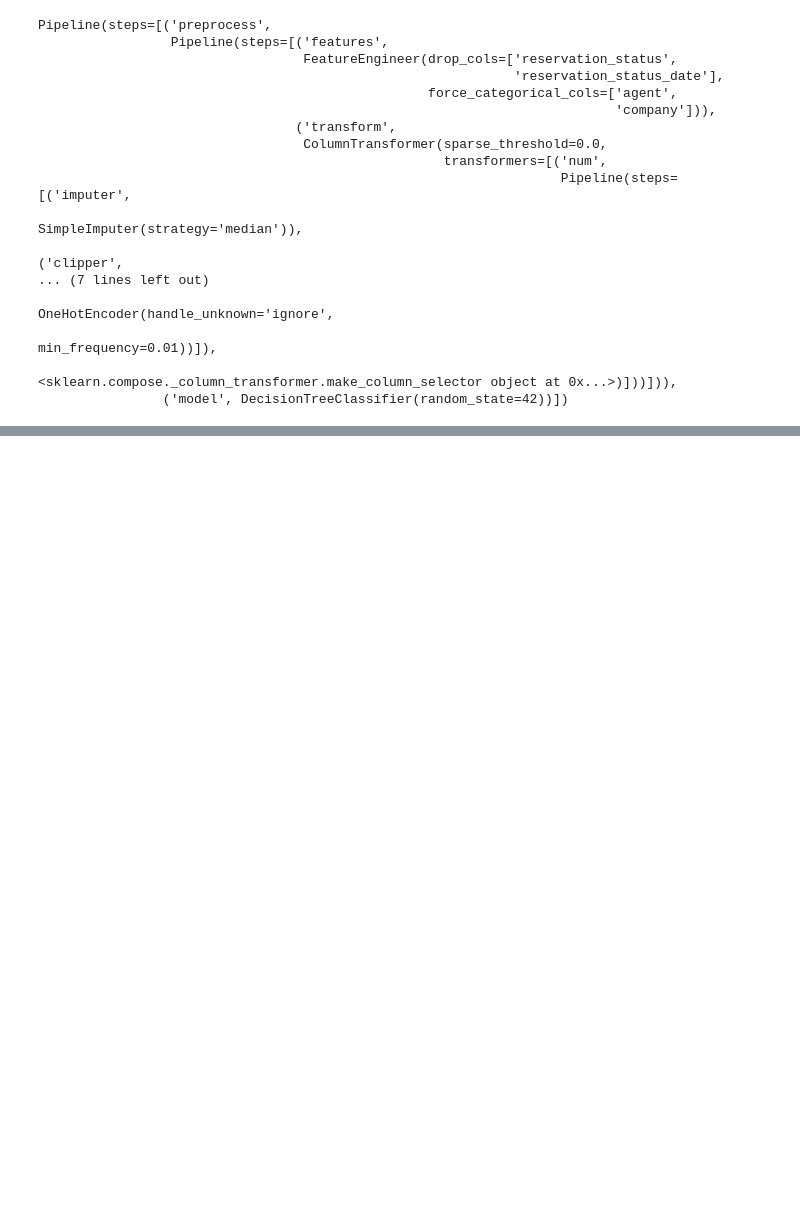
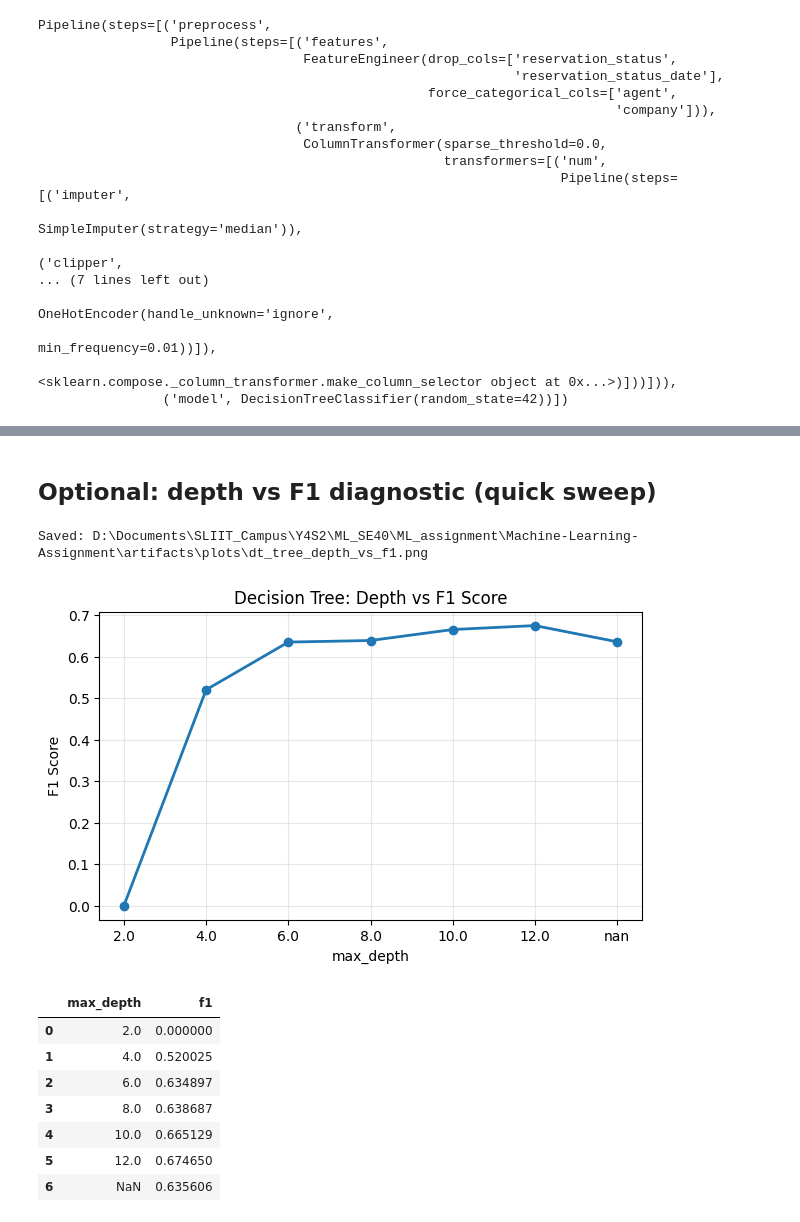
Before and after one commit to YasiruKaveeshwara/Machine-Learning-Assignment, a Jupyter notebook: notebooks/05_model_decision_tree.ipynb, the cells around one changed output, grey strips where cells are left out. Drawn from its saved outputs; the diff is of its cells as text; code cells hidden in the pictures; blank space fills up the shorter version.

```diff
--- a/notebooks/05_model_decision_tree.ipynb
+++ b/notebooks/05_model_decision_tree.ipynb
@@ -508,12 +854,51 @@ save_model(best_model, ART["models"] / "dt_pipeline.joblib")
+# %% [markdown]
+## Optional: depth vs F1 diagnostic (quick sweep)
 # %%
-# 8) (Optional) depth vs F1 diagnostic
+# Optional: depth vs F1 diagnostic (quick sweep)
 depths = [2, 4, 6, 8, 10, 12, None]
 rows = []
 for d in depths:
     est = get_estimator("decision_tree", random_state=RANDOM_STATE)
     est.set_params(max_depth=d)
     pipe = build_model_pipeline(preprocess, est)
     pipe.fit(X_train, y_train)
     y_hat = pipe.predict(X_test)
-    rows.append({"max_depth": d, "f1": f1_score(y_test, y_hat)})
-pd.DataFrame(rows).to_csv(ART["metrics"] / "dt_tree_depth_vs_f1.csv", index=False)
+    rows.append({"max_depth": d, "f1": compute_classification_metrics(y_test, y_hat)["f1"]})
+
+depth_f1_df = pd.DataFrame(rows)
+save_dataframe(depth_f1_df, ART["metrics"] / f"{MODEL_NAME}_tree_depth_vs_f1.csv", index=False)
+depth_f1_df
+
+
+depth_f1_df = pd.DataFrame(rows)
+save_dataframe(depth_f1_df, ART["metrics"] / f"{MODEL_NAME}_tree_depth_vs_f1.csv", index=False)
+
+# Add plot generation
+fig, ax = plt.subplots(figsize=(7, 4))
+x_labels = [str(d) if d is not None else "None" for d in depth_f1_df["max_depth"]]
+ax.plot(x_labels, depth_f1_df["f1"], marker="o", linewidth=2)
+ax.set_xlabel("max_depth")
+ax.set_ylabel("F1 Score")
+ax.set_title("Decision Tree: Depth vs F1 Score")
+ax.grid(True, alpha=0.3)
+
+# Save plot
+plot_path = ART["plots"] / f"{MODEL_NAME}_tree_depth_vs_f1.png"
+fig.savefig(plot_path, dpi=FIG_DPI, bbox_inches="tight")
+print("Saved:", plot_path.resolve())
+
+plt.show()
+plt.close(fig)
+
+depth_f1_df
+# %% [output]
+Saved: D:\Documents\SLIIT_Campus\Y4S2\ML_SE40\ML_assignment\Machine-Learning-Assignment\artifacts\plots\dt_tree_depth_vs_f1.png
+[figure, added]
+|  | max_depth | f1 |
+| 0 | 2.0 | 0.000000 |
+| 1 | 4.0 | 0.520025 |
+| 2 | 6.0 | 0.634897 |
+| 3 | 8.0 | 0.638687 |
+| 4 | 10.0 | 0.665129 |
+| 5 | 12.0 | 0.674650 |
+| 6 | NaN | 0.635606 |
```
Also changed, not shown: parts of 31 cells of this notebook, 15 other files.
